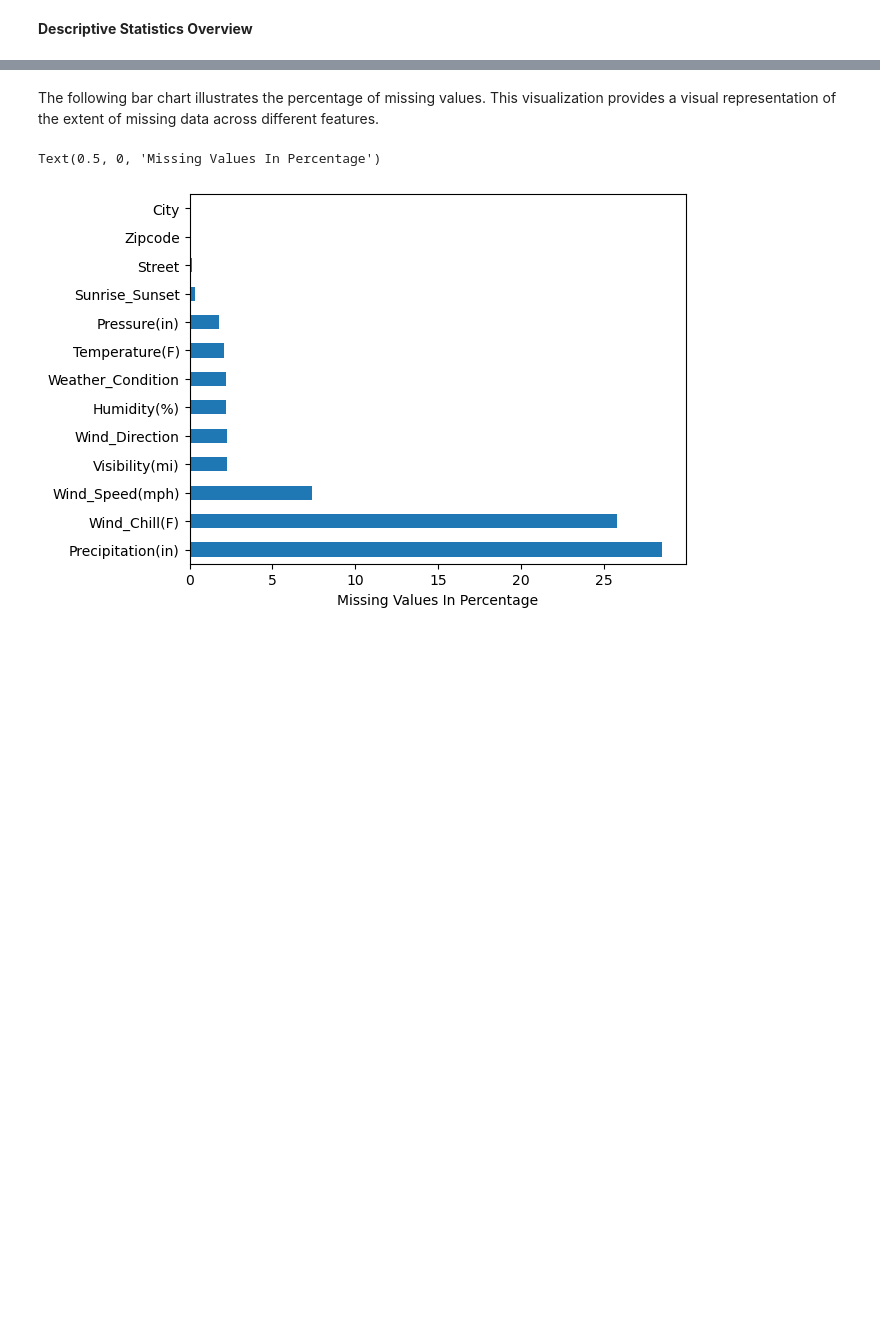
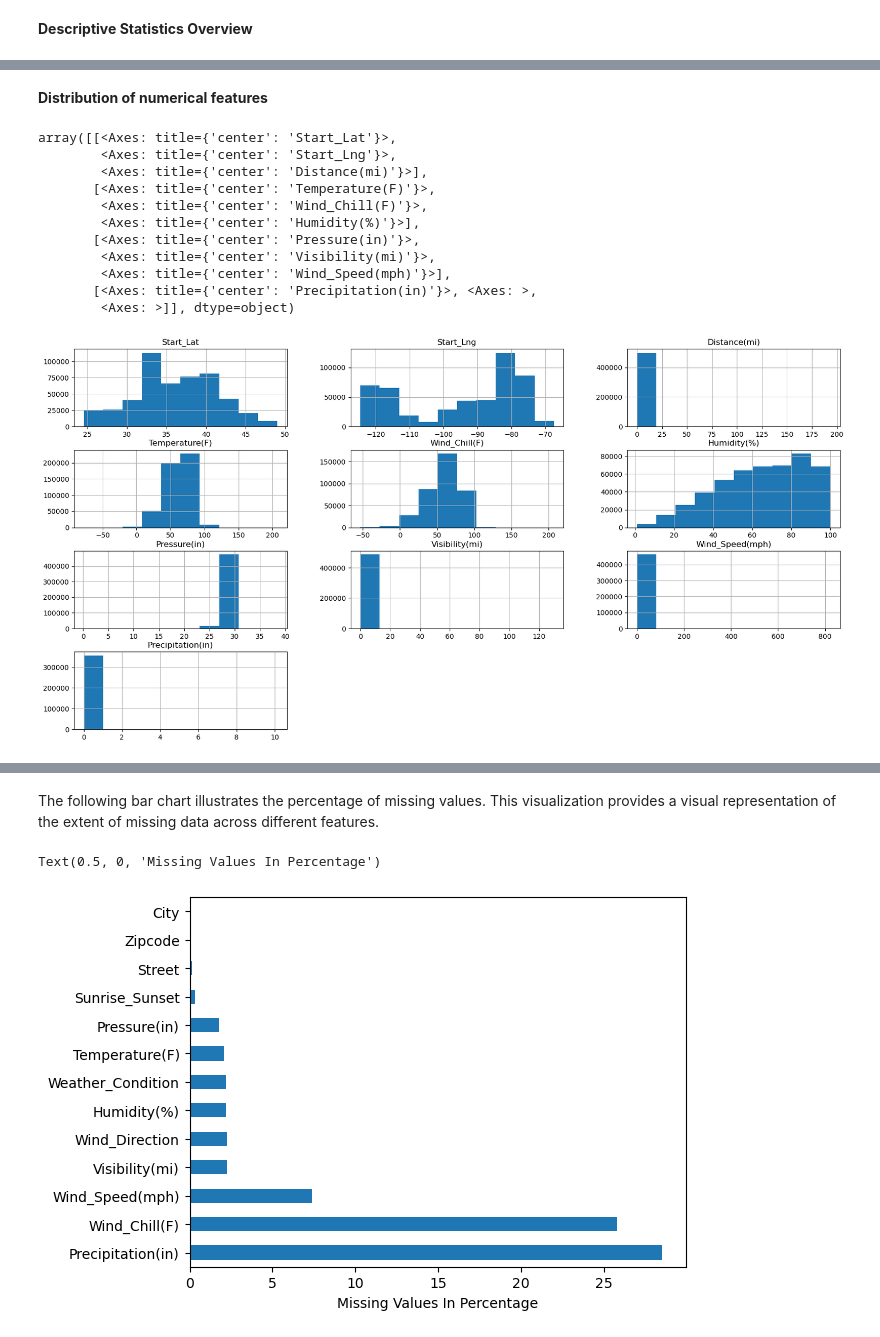
Before and after one commit to knightstark7/FinalProject-P4DS, a Jupyter notebook: USAccident.ipynb, the cells around one changed output, grey strips where cells are left out. Saved outputs shown, nothing was run; the diff lists cells and outputs as text; code cells hidden in the pictures; blank space fills up the shorter version.

```diff
--- a/USAccident.ipynb
+++ b/USAccident.ipynb
@@ -225,0 +254,17 @@ df.describe().T
+# %% [markdown]
+**Distribution of numerical features**
+# %%
+df.select_dtypes('float').hist(figsize=(20,10))
+# %% [output]
+array([[<Axes: title={'center': 'Start_Lat'}>,
+        <Axes: title={'center': 'Start_Lng'}>,
+        <Axes: title={'center': 'Distance(mi)'}>],
+       [<Axes: title={'center': 'Temperature(F)'}>,
+        <Axes: title={'center': 'Wind_Chill(F)'}>,
+        <Axes: title={'center': 'Humidity(%)'}>],
+       [<Axes: title={'center': 'Pressure(in)'}>,
+        <Axes: title={'center': 'Visibility(mi)'}>,
+        <Axes: title={'center': 'Wind_Speed(mph)'}>],
+       [<Axes: title={'center': 'Precipitation(in)'}>, <Axes: >,
+        <Axes: >]], dtype=object)
+[figure, added]
```
Also changed, not shown: parts of 15 cells of this notebook.
